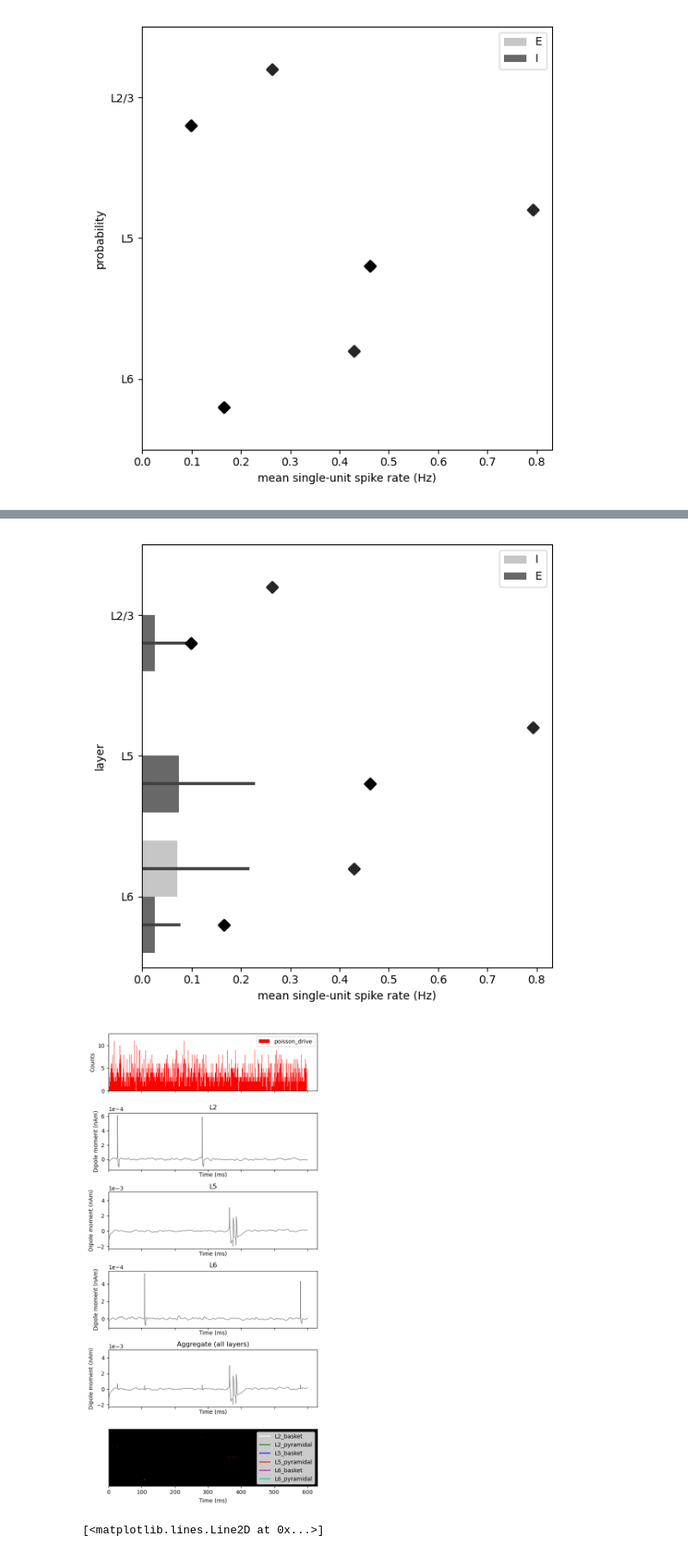
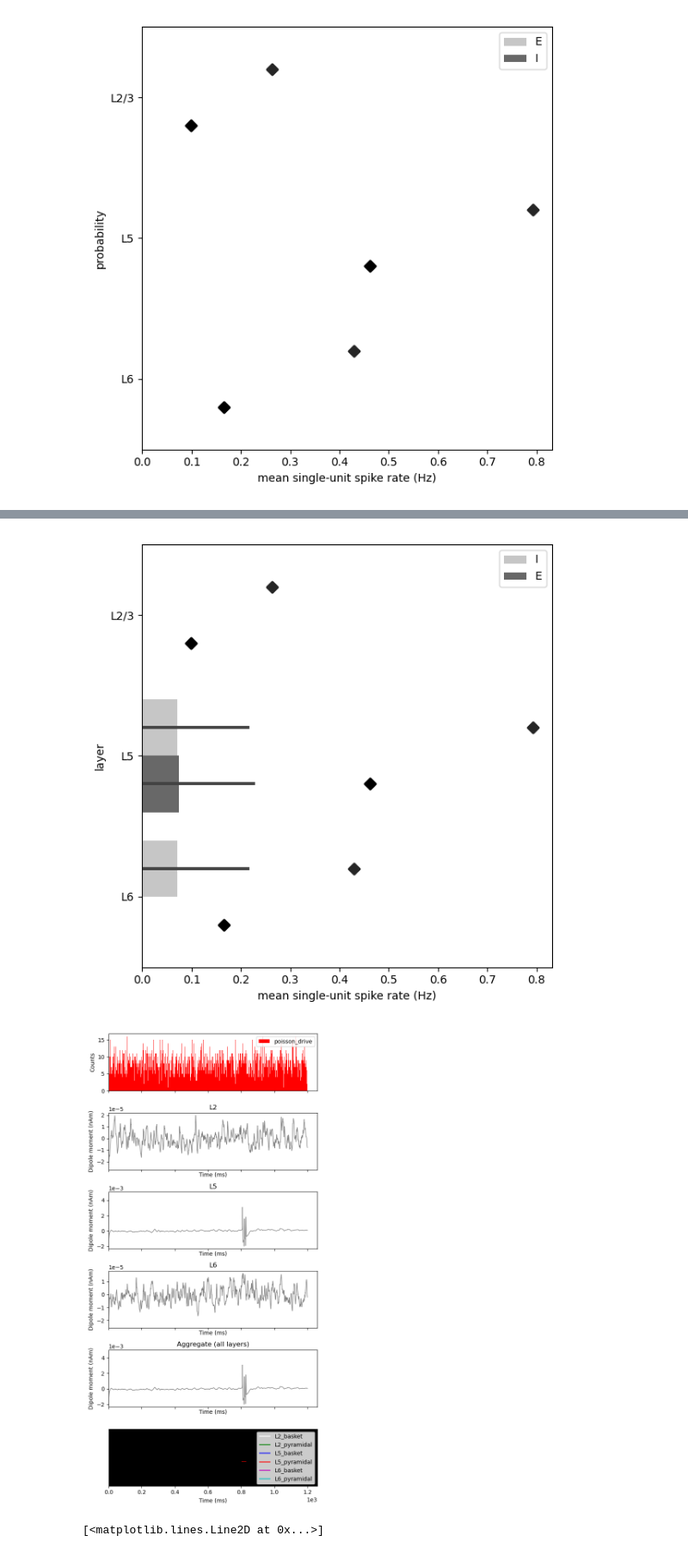
Before and after one commit to rythorpe/hnn-core, a Jupyter notebook: rs_dd_project/opt_baseline_drive.ipynb, the cells around one changed output, grey strips where cells are left out. Shown at 86% size. Cells and saved outputs as stored; diff of their text form; code cells hidden in the pictures.

Commit message:
lower poiss_weights_lb for most cell types

```diff
--- a/rs_dd_project/opt_baseline_drive.ipynb
+++ b/rs_dd_project/opt_baseline_drive.ipynb
@@ -181,14 +181,14 @@ baseline drive optimization routine completed successfully!!!
 [figure]
 [figure]
 # %%
-poiss_weights = OrderedDict(L2_basket=5.0e-4, L2_pyramidal=8.8e-4,
-                            L5_basket=5.0e-4, L5_pyramidal=25.5e-4,
-                            L6_basket=5.0e-4, L6_pyramidal=8.8e-4)
+poiss_weights = OrderedDict(L2_basket=4.8e-4, L2_pyramidal=6.2e-4,
+                            L5_basket=4.8e-4, L5_pyramidal=20.5e-4,
+                            L6_basket=4.8e-4, L6_pyramidal=6.2e-4)
 
 
 opt_params_init = list(poiss_weights.values())
 opt_params_init.append(poiss_rate_0)
-net_0, dpls_0 = simulate_network(net_original.copy(), sim_time, burn_in_time,
+net_0, dpls_0 = simulate_network(net_original.copy(), 1200, 200,
                                  poiss_params=opt_params_init, clear_conn=True,
                                  n_procs=n_procs)
 
@@ -220,5 +220,5 @@ Trial 1: 590.0 ms...
-[figure, old version]
+[figure, new version]
-[figure, old version]
+[figure, new version]
 # %%
 targ = 0.05
 x = np.linspace(0.00001, 5, 1000)
```
Also changed, not shown: parts of 3 cells of this notebook, 1 other file.
